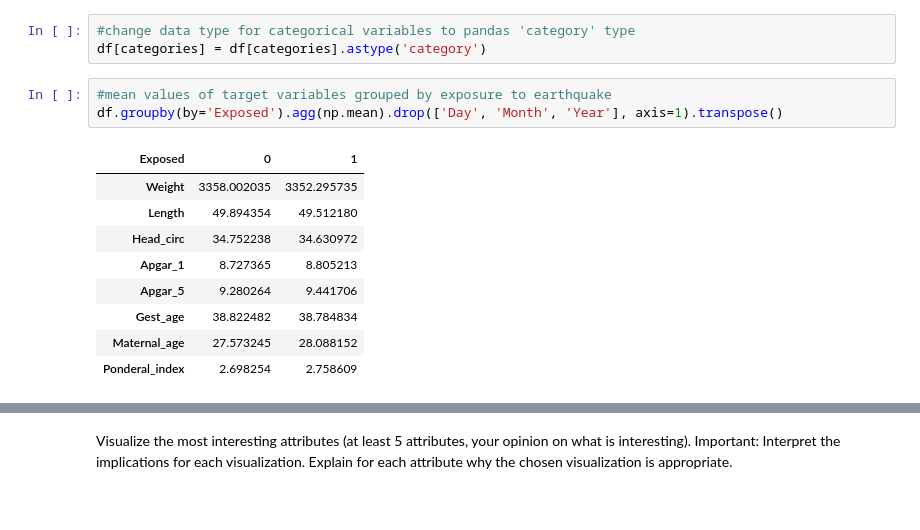
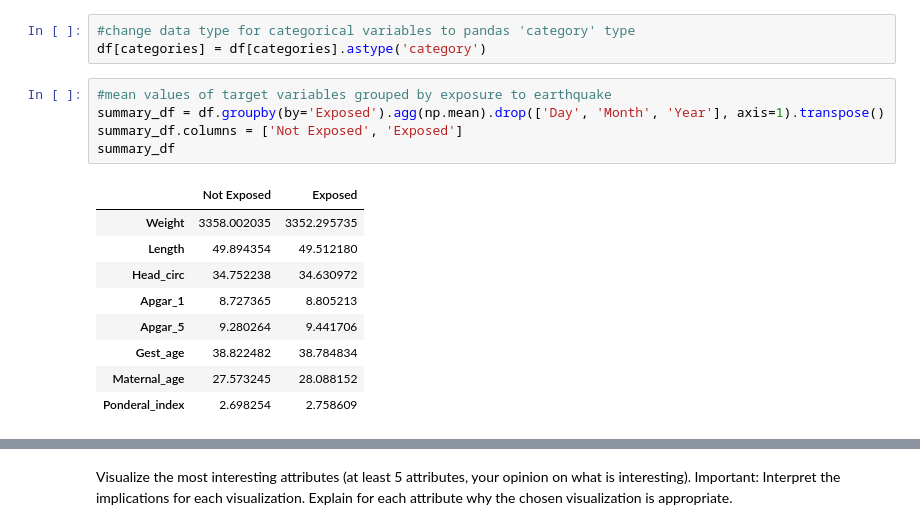
Before and after one commit to ShonTM/DataMiningProject1, a Jupyter notebook: MSDS Data Mining Project 1.ipynb, the cells around one changed output, grey strips where cells are left out. Cells and saved outputs as stored; diff of their text form.

```diff
--- a/MSDS Data Mining Project 1.ipynb
+++ b/MSDS Data Mining Project 1.ipynb
@@ -255,9 +163,11 @@ categories = list(df.columns[df.dtypes == 'object']) + ['Parity', 'Exposed']
 df[categories] = df[categories].astype('category')
 # %%
 #mean values of target variables grouped by exposure to earthquake
-df.groupby(by='Exposed').agg(np.mean).drop(['Day', 'Month', 'Year'], axis=1).transpose()
+summary_df = df.groupby(by='Exposed').agg(np.mean).drop(['Day', 'Month', 'Year'], axis=1).transpose()
+summary_df.columns = ['Not Exposed', 'Exposed']
+summary_df
 # %% [output]
-| Exposed | 0 | 1 |
+|  | Not Exposed | Exposed |
 | Weight | 3358.002035 | 3352.295735 |
 | Length | 49.894354 | 49.512180 |
 | Head_circ | 34.752238 | 34.630972 |
```
Also changed, not shown: parts of 12 cells of this notebook.
